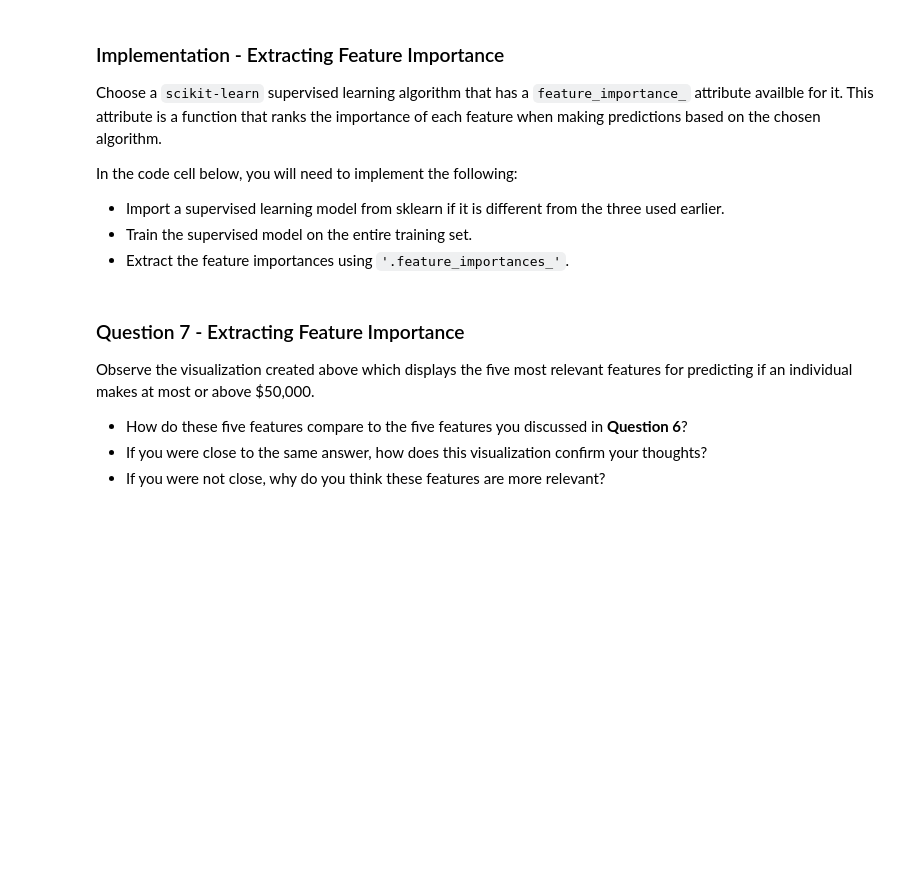
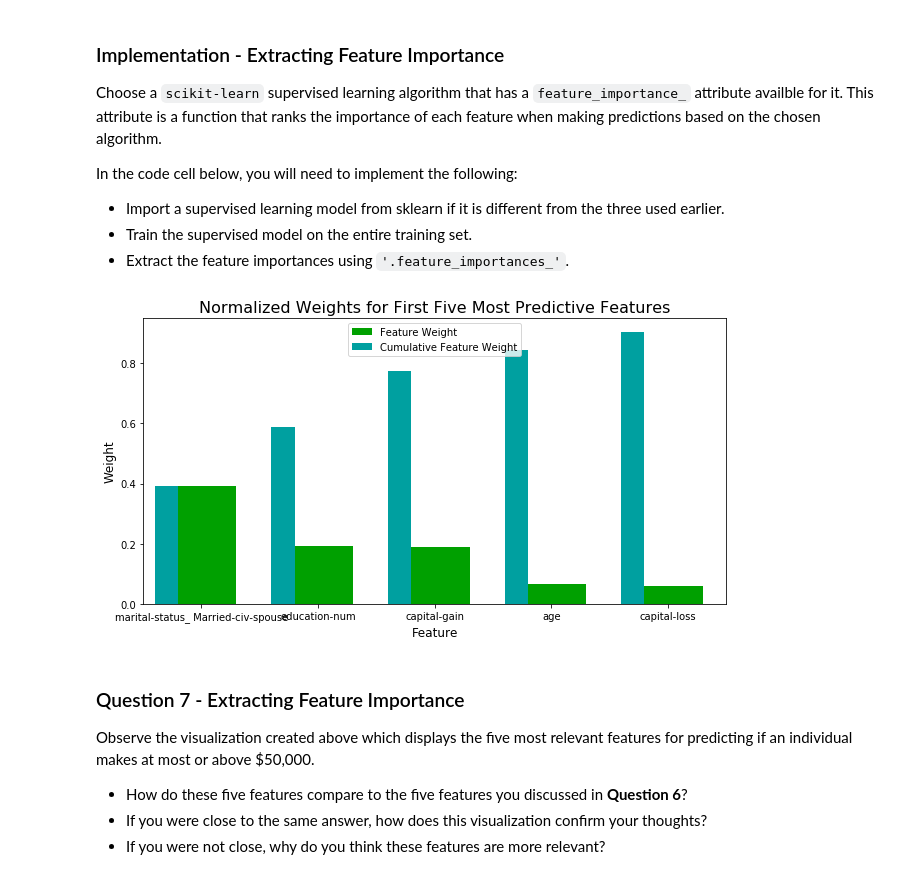
Before and after one commit to teragotti/finding_donors, a Jupyter notebook: finding_donors.ipynb, the cells around one changed output. Drawn from its saved outputs; the diff is of its cells as text; code cells hidden in the pictures; blank space fills up the shorter version.

```diff
--- a/finding_donors.ipynb
+++ b/finding_donors.ipynb
@@ -649,16 +678,23 @@ In the code cell below, you will need to implement the following:
  - Extract the feature importances using `'.feature_importances_'`.
 # %%
 # TODO: Import a supervised learning model that has 'feature_importances_'
-
+from sklearn.tree import DecisionTreeClassifier
 
 # TODO: Train the supervised model on the training set using .fit(X_train, y_train)
-model = None
+model = DecisionTreeClassifier(class_weight=None, criterion='entropy', max_depth=12,
+            max_features=None, max_leaf_nodes=None,
+            min_impurity_decrease=0.0, min_impurity_split=None,
+            min_samples_leaf=20, min_samples_split=60,
+            min_weight_fraction_leaf=0.0, presort=False, random_state=None,
+            splitter='best').fit(X_train, y_train)
 
 # TODO: Extract the feature importances using .feature_importances_
-importances = None
+importances = model.feature_importances_
 
 # Plot
 vs.feature_plot(importances, X_train, y_train)
+# %% [output]
+[figure, added]
 # %% [markdown]
 ### Question 7 - Extracting Feature Importance
 
```
Also changed, not shown: parts of 18 cells of this notebook, 1 other file.
